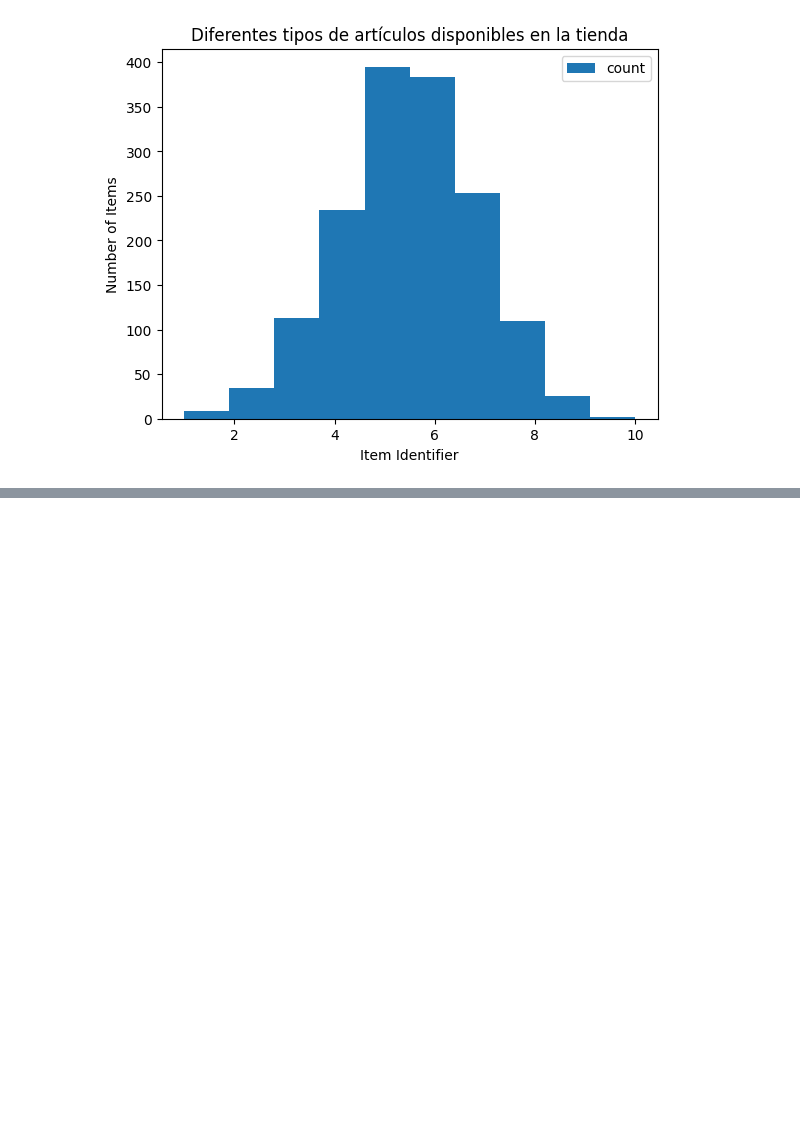
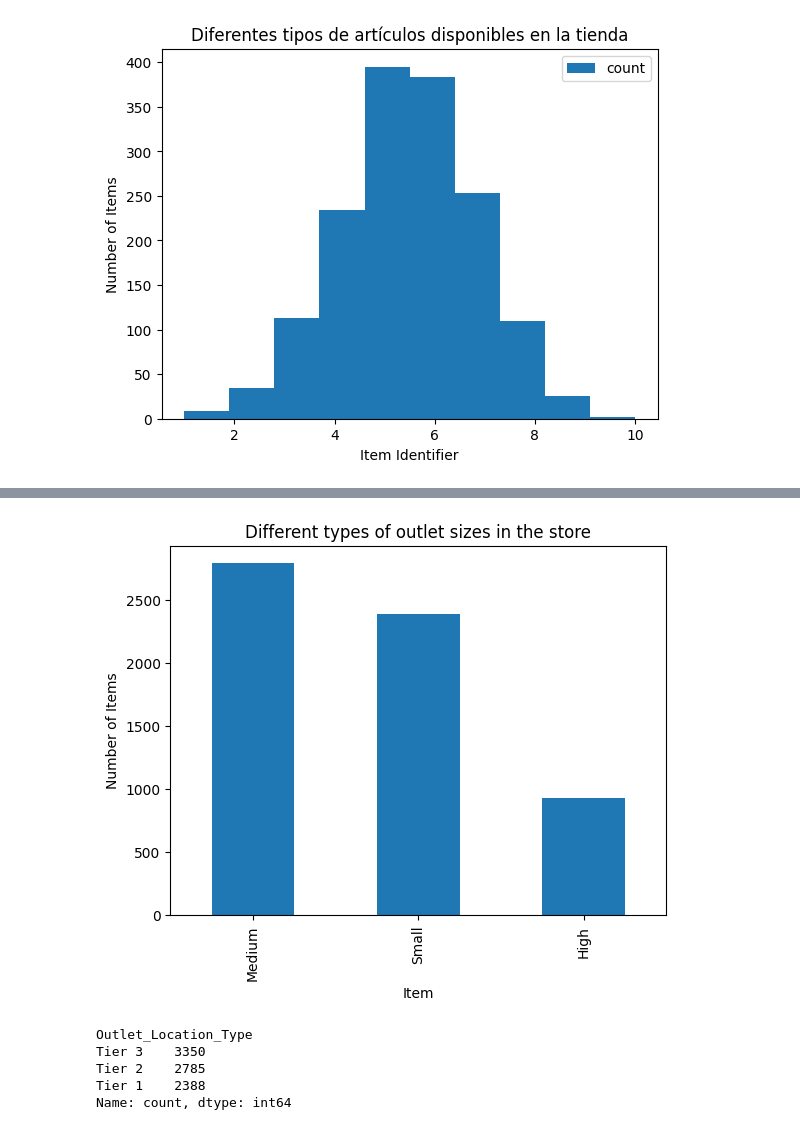
Before and after one commit to Mapache2302/ProTesis, a Jupyter notebook: Tesis/ProyectoTesis.ipynb, the cells around one changed output, grey strips where cells are left out. Cells and saved outputs as stored; diff of their text form; code cells hidden in the pictures; blank space fills up the shorter version.

```diff
--- a/Tesis/ProyectoTesis.ipynb
+++ b/Tesis/ProyectoTesis.ipynb
@@ -178,0 +270,21 @@ plt.show()
+# %%
+# we will analyze only the training set
+
+train['Outlet_Size'].value_counts(normalize = True)
+train['Outlet_Size'].value_counts().plot.bar()
+plt.title('Different types of outlet sizes in the store')
+plt.xlabel('Item')
+plt.ylabel('Number of Items')
+plt.show()
+# %% [output]
+[figure, added]
+# %%
+# checking different types of items in Outlet Location Type
+
+train['Outlet_Location_Type'].value_counts()
+# %% [output]
+Outlet_Location_Type
+Tier 3    3350
+Tier 2    2785
+Tier 1    2388
+Name: count, dtype: int64
```
Also changed, not shown: parts of 28 cells of this notebook.
